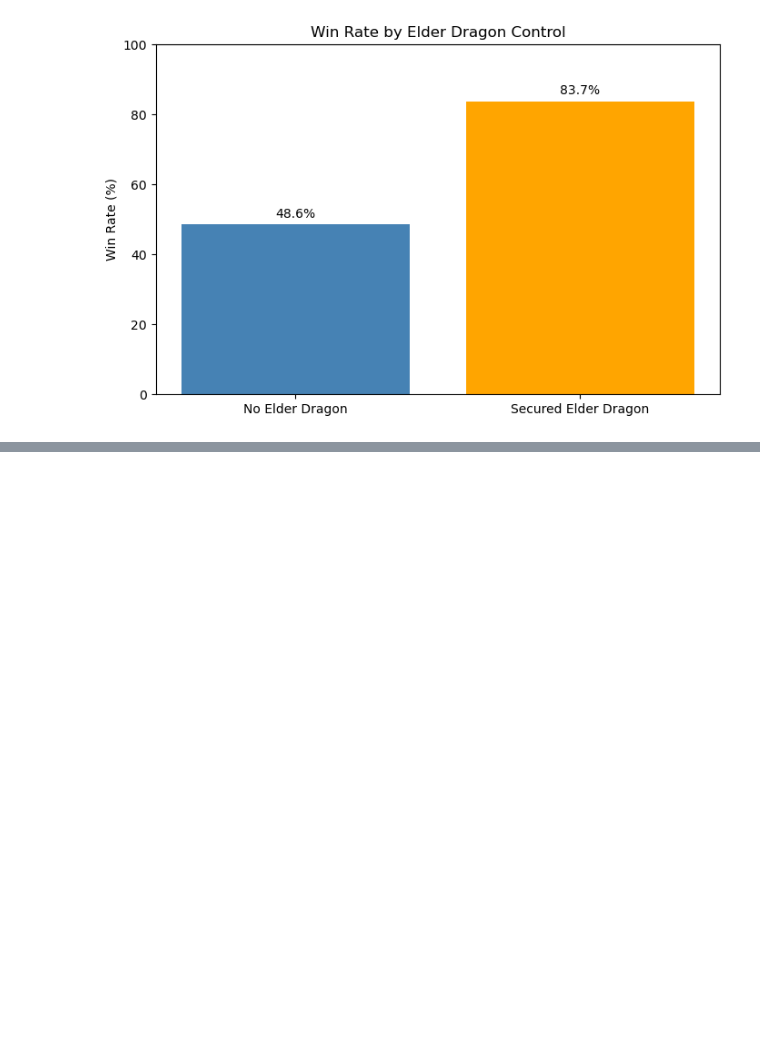
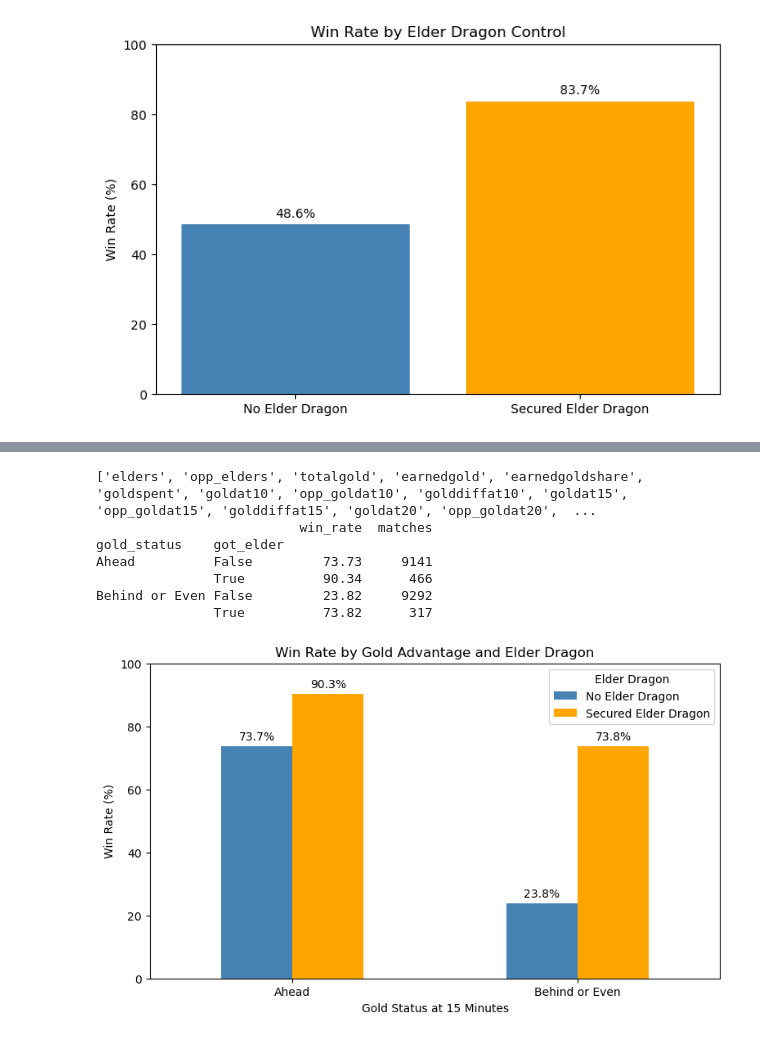
Before and after one commit to al4nch3n/league-of-legends-analysis, a Jupyter notebook: LeagueAnalysis.ipynb, the cells around one changed output, grey strips where cells are left out. Drawn from its saved outputs; the diff is of its cells as text; code cells hidden in the pictures; blank space fills up the shorter version.

```diff
--- a/LeagueAnalysis.ipynb
+++ b/LeagueAnalysis.ipynb
@@ -320,0 +325,44 @@ However, Elder Dragon appears late in matches, and teams that secure it may alre
+# %%
+print([
+    col for col in elder_clean.columns
+    if "gold" in col.lower() or "elder" in col.lower()
+])
+elder_gold = elder_clean.dropna(subset=["golddiffat15"]).copy()
+elder_gold["gold_status"] = elder_gold["golddiffat15"].apply(
+    lambda x: "Ahead" if x > 0 else "Behind or Even"
+)
+elder_gold_winrates = elder_gold.groupby(
+    ["gold_status", "got_elder"]
+).agg(
+    win_rate=("result", "mean"),
+    matches=("result", "size")
+)
+elder_gold_winrates["win_rate"] *= 100
+
+print(elder_gold_winrates.round(2))
+
+elder_plot = elder_gold_winrates["win_rate"].unstack()
+elder_plot.columns = ["No Elder Dragon", "Secured Elder Dragon"]
+ax = elder_plot.plot(
+    kind="bar",
+    figsize=(9, 5),
+    color=["steelblue", "orange"],
+    rot=0
+)
+plt.title("Win Rate by Gold Advantage and Elder Dragon")
+plt.xlabel("Gold Status at 15 Minutes")
+plt.ylabel("Win Rate (%)")
+plt.ylim(0, 100)
+plt.legend(title="Elder Dragon")
+for container in ax.containers:
+    ax.bar_label(container, fmt="%.1f%%", padding=3)
+plt.show()
+# %% [output]
+['elders', 'opp_elders', 'totalgold', 'earnedgold', 'earnedgoldshare', 'goldspent', 'goldat10', 'opp_goldat10', 'golddiffat10', 'goldat15', 'opp_goldat15', 'golddiffat15', 'goldat20', 'opp_goldat20',  ...
+                          win_rate  matches
+gold_status    got_elder
+Ahead          False         73.73     9141
+               True          90.34      466
+Behind or Even False         23.82     9292
+               True          73.82      317
+[figure, added]
```
Also changed, not shown: parts of 5 cells of this notebook.
